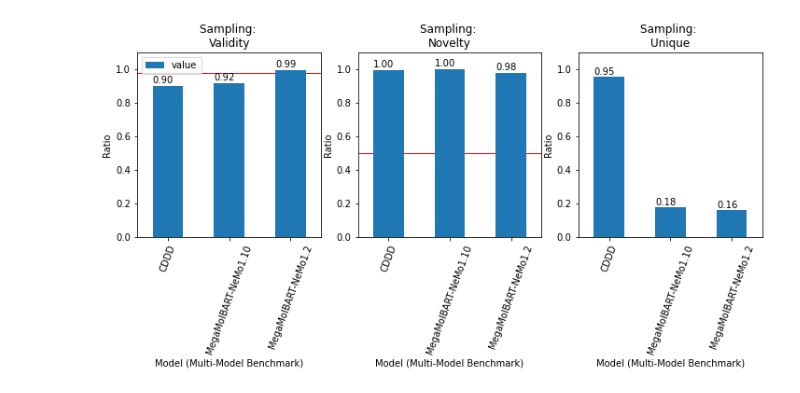
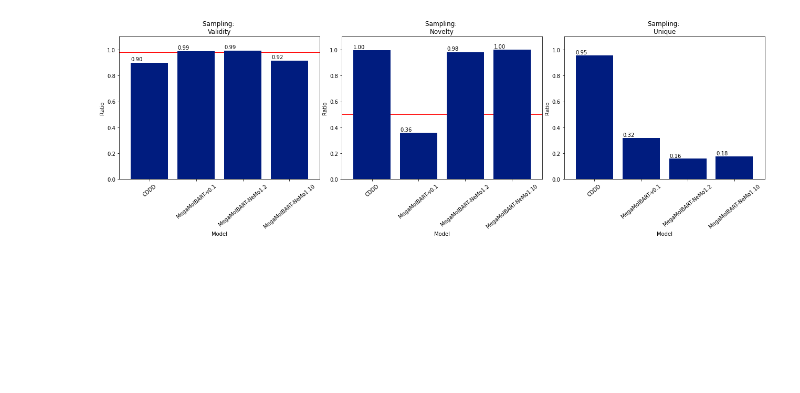
Before and after one commit to NVIDIA/cheminformatics, a Jupyter notebook: Untitled1.ipynb, the cells around one changed output. Drawn from its saved outputs; the diff is of its cells as text; code cells hidden in the pictures; blank space fills up the shorter version.

```diff
--- a/Untitled1.ipynb
+++ b/Untitled1.ipynb
@@ -69,90 +131,73 @@ def _label_bars(ax, max_value=None):
 # %%
-def prune_megamolbart_radii(dat):
-    mask = dat['inferrer'].str.contains('MegaMolBART')
-    dat = dat[mask]
-
-    filter_func = lambda x: (x['radius'] >= MEGAMOLBART_SAMPLE_RADIUS[x['model_size']][0]) & (x['radius'] <= MEGAMOLBART_SAMPLE_RADIUS[x['model_size']][1])
-    model_size_mask = dat.apply(filter_func, axis=1)
-    dat = dat.loc[model_size_mask]
-    return dat
-
-def prune_models(dat):
-    mask = dat['inferrer'].str.contains('MegaMolBART').pipe(np.invert)
-    other_dat = dat[mask]
-
-    megamolbart_dat = prune_megamolbart_radii(dat)
-    return pd.concat([megamolbart_dat, other_dat], axis=0).reset_index(drop=True)
-
-
-def make_multimodel_sampling_plots(metric_df, axlist, plot_type='bar', prune_radii=True, model_sort_order=None):
+def make_multimodel_sampling_plots(metric_df, output_dir, plot_type='model', prune_radii=True, model_sort_order=None):
     """Make aggregate plots for validity, uniqueness, novelty --
        will be bar chart for single date or timeseries for multiple"""
+    sns.set_palette('dark')
+
+    ncols, nrows = 3, 1
+    fig, axlist = plt.subplots(ncols=ncols, nrows=nrows, figsize=(ncols*6, nrows*6))
+    axlist = axlist.flatten()
 
     generative_mask = metric_df['name'].isin(['validity', 'unique', 'novelty'])
     generative_df = metric_df[generative_mask].dropna(axis=1, how='all')
 
-    # Set sort order by using a categorical
+    # Set sort orders by using a categorical
     cat = pd.CategoricalDtype(['validity', 'novelty', 'unique'], ordered=True)
     generative_df['name'] = generative_df['name'].astype(cat)
+
+    if model_sort_order:
+        model_cat = pd.CategoricalDtype(model_sort_order, ordered=True)
+        generative_df['inferrer'] = generative_df['inferrer'].astype(model_cat)
 
     grouper = generative_df.groupby('name')
     timestamp_lim = (metric_df['timestamp'].min(), metric_df['timestamp'].max())
 
     for ax, (metric, dat) in zip(axlist, grouper):
         if not isinstance(dat, pd.DataFrame):
             dat = dat.to_frame()
 
-        if model_sort_order:
-            dat['inferrer'] = dat['inferrer'].astype(cat)
-            dat = dat.sort_values('inferrer')
-
         is_first_col = True if ax is axlist[0] else False
 
         if metric in ACCEPTANCE_CRITERIA:
             ax.axhline(y=ACCEPTANCE_CRITERIA[metric], xmin=0, xmax=1, color='red', lw=1.0, zorder=-1)
 
-        if plot_type == 'timeseries':
-            # Timeseries -- line plot data
-            dat = prune_megamolbart_radii(dat)
-            dat = dat.pivot(index='timestamp', columns='inferrer', values='value')
-            dat.plot(kind='line', marker='o', ax=ax, legend=is_first_col)
-            # ax.set_xlim(*timestamp_lim) # TODO FIX ME
-            xlabel = 'Date (Timeseries Benchmark)'
-        else:
+        if plot_type == 'model':
             # Barplot of each model
             if prune_radii:
                 dat = prune_models(dat)
+                is_first_col = False
 
             if dat.groupby(['inferrer']).size().max() == 1:
                 dat = dat[['inferrer', 'value']].set_index('inferrer').sort_index()
             else:
                 dat = dat.pivot(index='inferrer', columns='radius', values='value')
 
-            dat.plot(kind='bar', ax=ax, legend=is_first_col, rot=70)
+            dat.plot(kind='bar', ax=ax, legend=is_first_col, width=0.8, rot=40)
             _label_bars(ax)
-            xlabel = 'Model (Multi-Model Benchmark)'
+            xlabel = 'Model'
+
+        elif plot_type == 'timeseries':
+            # Timeseries -- line plot data
+            dat = prune_megamolbart_radii(dat)
+
+            dat = dat.pivot(index='timestamp', columns='inferrer', values='value')
+            dat.plot(kind='line', marker='o', ax=ax, legend=is_first_col)
+            # ax.set_xlim(*timestamp_lim) # TODO FIX ME
+            xlabel = 'Date (Timeseries)'
 
         ax.set_ylim(0, 1.1)
         ax.set(title=f'Sampling: \n{metric.title()}', xlabel=xlabel, ylabel='Ratio')
-
-metric_df = pd.read_pickle('data/metric_df.pkl')
-embedding_df = pd.read_pickle('data/embedding_df.pkl')
-
-MEGAMOLBART_SAMPLE_RADIUS = {'xsmall': (1.0, 1.0),
-                            'small':  (0.70, 0.75)}
-
-ncols, nrows = 3, 2
-fig = plt.figure(figsize=(ncols*4, nrows*4))
-axlist0 = [plt.subplot2grid((nrows, ncols), (0, x)) for x in range(0, 3)]
+        plt.tight_layout()
+        fig.savefig(os.path.join(output_dir, 'Sampling_Aggregated_Benchmark.png'), dpi=300)
 
 
-plot_type = 'bar'
+MEGAMOLBART_SAMPLE_RADIUS = {'10M': (0.1, 0.1),
+                             'xsmall': (1.0, 1.0),
+                             'small':  (0.70, 0.75)}
+
+plot_type = 'model'
 prune_radii = True
-model_sort_order = None #pd.CategoricalDtype(['CDDD', 'MegaMolBART-NeMo1.2', 'MegaMolBART-NeMo1.10'], ordered=True)
-
-make_multimodel_sampling_plots(metric_df, axlist0, plot_type=plot_type, prune_radii=prune_radii, model_sort_order=model_sort_order)
-
-## TODO FIX SORT ORDER with bar/no pruned radii, add radius to label
+make_multimodel_sampling_plots(metric_df, output_dir=output_dir, plot_type=plot_type, prune_radii=prune_radii, model_sort_order=model_sort_order)
 # %% [output]
-[figure, old version]
+[figure, new version]
 # %%
```
Also changed, not shown: parts of 7 cells of this notebook.
